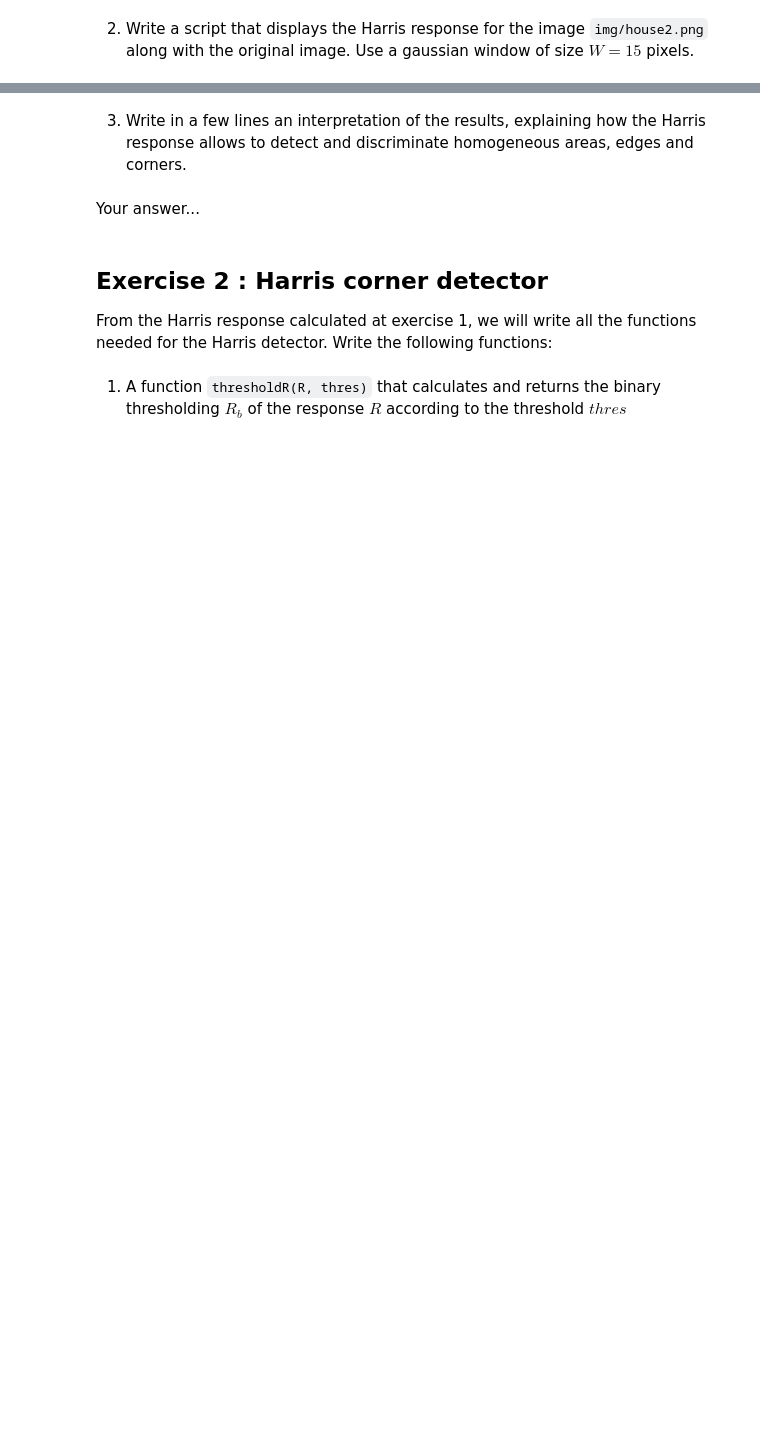
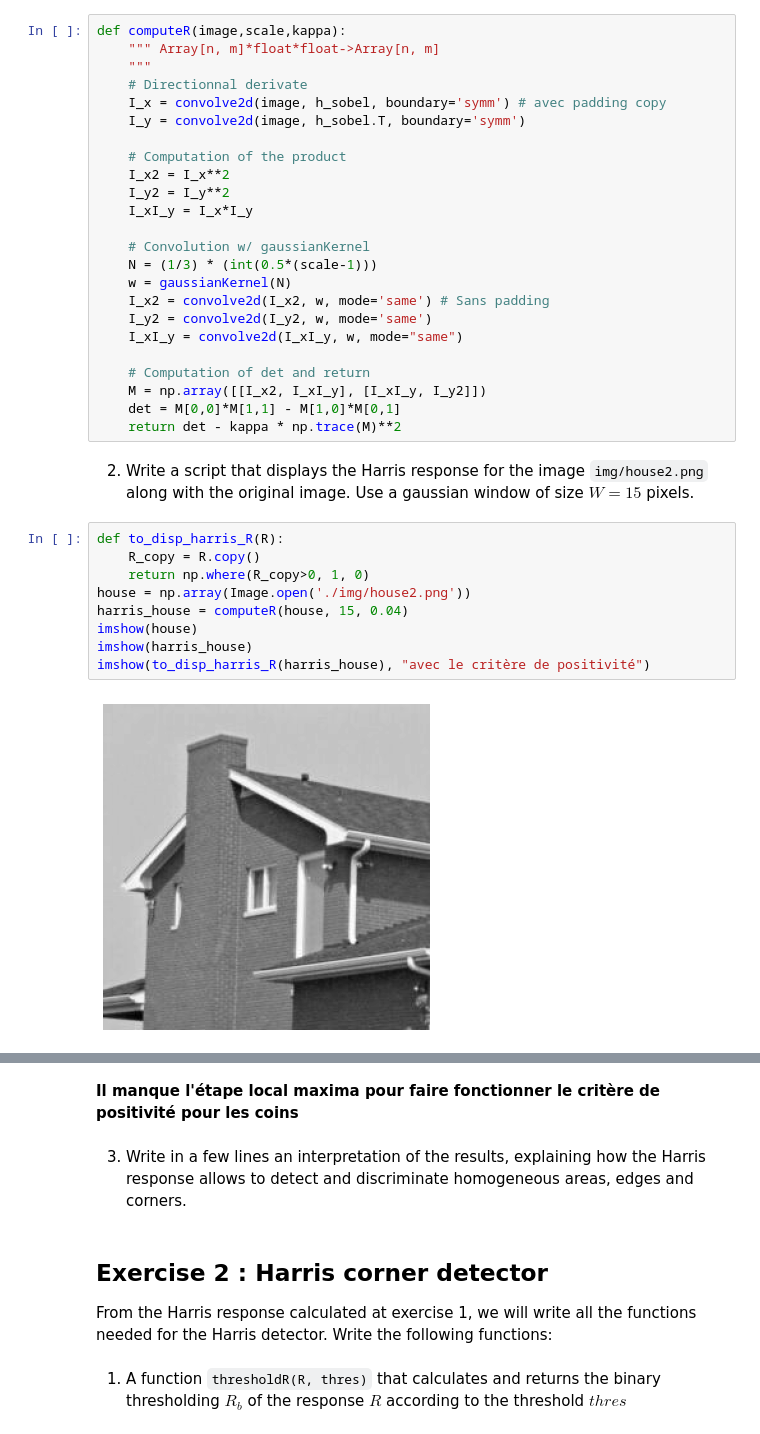
Before and after one commit to CharlesAttend/M1-S1-DAC, a Jupyter notebook: BIMA/TME/TME6/TME6.ipynb, the cells around one changed output, grey strips where cells are left out. Cells and saved outputs as stored; diff of their text form; blank space fills up the shorter version.

````diff
--- a/BIMA/TME/TME6/TME6.ipynb
+++ b/BIMA/TME/TME6/TME6.ipynb
@@ -60,2 +96,37 @@ def computeR(image,scale,kappa):
+# %%
+def computeR(image,scale,kappa):
+    """ Array[n, m]*float*float->Array[n, m]
+    """
+    # Directionnal derivate
+    I_x = convolve2d(image, h_sobel, boundary='symm') # avec padding copy
+    I_y = convolve2d(image, h_sobel.T, boundary='symm')
+
+    # Computation of the product
+    I_x2 = I_x**2
+    I_y2 = I_y**2
+    I_xI_y = I_x*I_y
+
+    # Convolution w/ gaussianKernel
+    N = (1/3) * (int(0.5*(scale-1)))
+    w = gaussianKernel(N)
+    I_x2 = convolve2d(I_x2, w, mode='same') # Sans padding
+    I_y2 = convolve2d(I_y2, w, mode='same')
+    I_xI_y = convolve2d(I_xI_y, w, mode="same")
+
+    # Computation of det and return
+    M = np.array([[I_x2, I_xI_y], [I_xI_y, I_y2]])
+    det = M[0,0]*M[1,1] - M[1,0]*M[0,1]
+    return det - kappa * np.trace(M)**2
 # %% [markdown]
 2) Write a script that displays the Harris response for the image ```img/house2.png``` along with the original image. Use a gaussian window of size $W=15$ pixels.
+# %%
+def to_disp_harris_R(R):
+    R_copy = R.copy()
+    return np.where(R_copy>0, 1, 0)
+house = np.array(Image.open('./img/house2.png'))
+harris_house = computeR(house, 15, 0.04)
+imshow(house)
+imshow(harris_house)
+imshow(to_disp_harris_R(harris_house), "avec le critère de positivité")
+# %% [output]
+[figure, added]
@@ -62,7 +135,7 @@ def computeR(image,scale,kappa):
+# %% [markdown]
+**Il manque l'étape local maxima pour faire fonctionner le critère de positivité pour les coins**
 # %% [markdown]
 3) Write in a few lines an interpretation of the results, explaining how the Harris response allows to detect and discriminate homogeneous areas, edges and corners.
-# %% [markdown]
-Your answer...
 # %% [markdown]
 ## Exercise 2 : Harris corner detector
 From the Harris response calculated at exercise 1, we will write all the functions needed for the Harris detector. Write the following functions:
````
Also changed, not shown: parts of 9 cells of this notebook.
